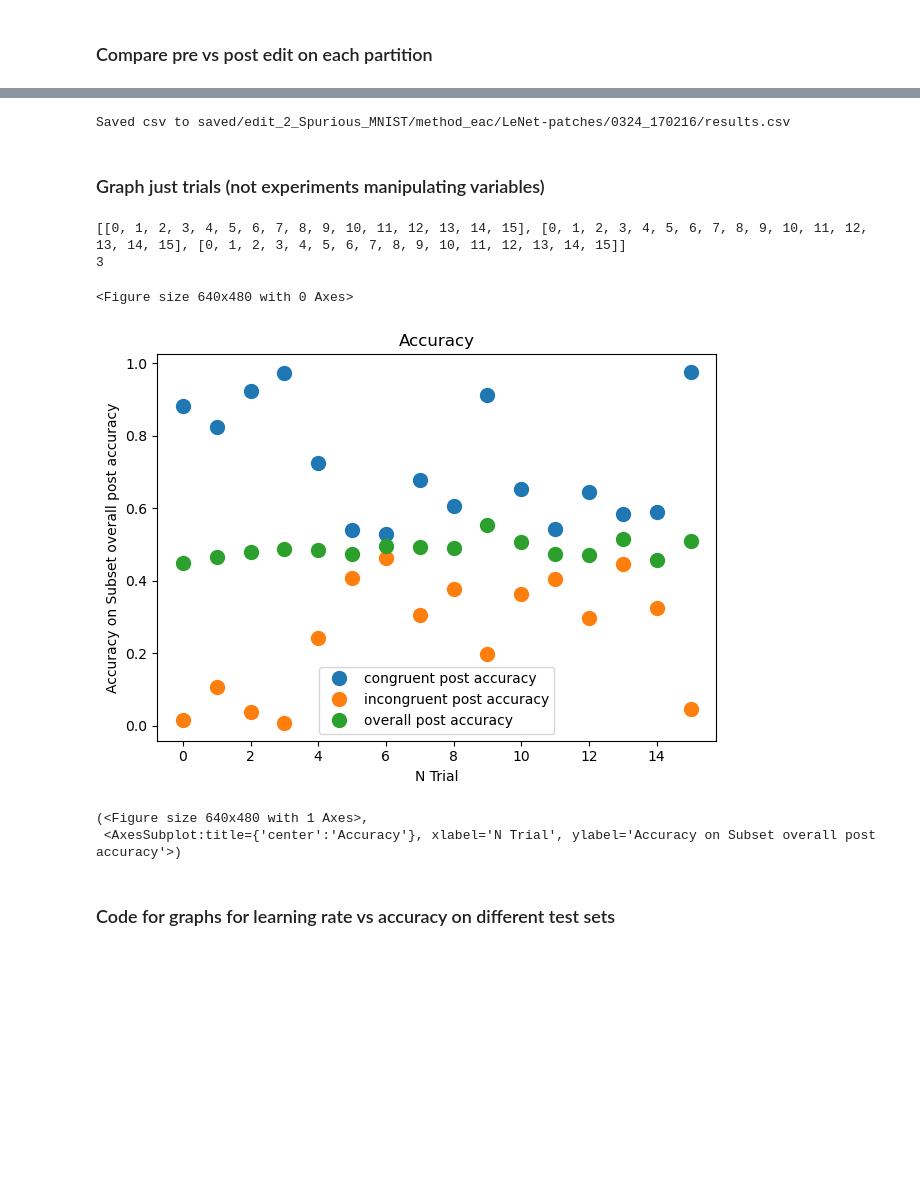
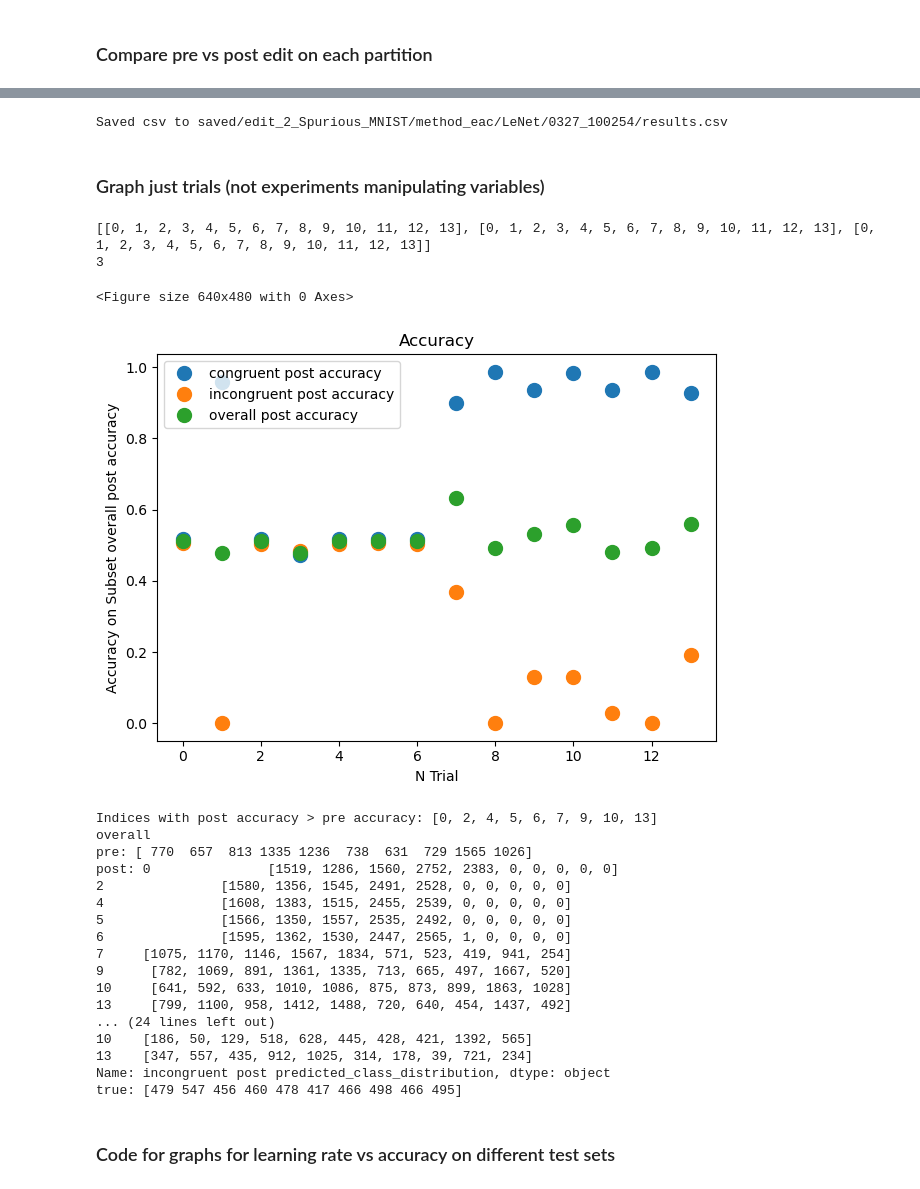
Before and after one commit to allisonchen23/model-editing, a Jupyter notebook: MNIST_performance_subclass_breakdown.ipynb, the cells around one changed output, grey strips where cells are left out. Drawn from its saved outputs; the diff is of its cells as text; code cells hidden in the pictures; blank space fills up the shorter version.

Commit message:
last additions to MNIST stuff

```diff
--- a/MNIST_performance_subclass_breakdown.ipynb
+++ b/MNIST_performance_subclass_breakdown.ipynb
@@ -62,7 +62,7 @@ incongruent_idxs_path = os.path.join(data_dir, 'test_incongruent_idxs.pt')
 congruent_idxs = torch.load(congruent_idxs_path)
 incongruent_idxs = torch.load(incongruent_idxs_path)
 # %%
-trial_paths_path = 'saved/edit_2_Spurious_MNIST/method_eac/LeNet-patches/0324_170216/trial_paths.txt'
+trial_paths_path = 'saved/edit_2_Spurious_MNIST/method_eac/LeNet/0327_100254/trial_paths.txt'
 trial_paths = read_lists(trial_paths_path)
 trial_dir = os.path.dirname(trial_paths_path)
 # %%
@@ -203,7 +203,7 @@ for idx, trial_path in enumerate(trial_paths):
         post_edit_predictions = post_edit_trial_predictions,
         test_labels=test_labels,
         metric_names=metric_names,
-        mean_only=True))
+        mean_only=False))
     print("---***---")
     df = df.append(pd.Series(row_data), ignore_index=True)
 
@@ -284,45 +267,74 @@ f1_mean: 0.0000 -> 0.0000
 df.to_csv(csv_save_path)
 print("Saved csv to {}".format(csv_save_path))
 # %% [output]
-Saved csv to saved/edit_2_Spurious_MNIST/method_eac/LeNet-patches/0324_170216/results.csv
+Saved csv to saved/edit_2_Spurious_MNIST/method_eac/LeNet/0327_100254/results.csv
 # %% [markdown]
 ### Graph just trials (not experiments manipulating variables)
 # %%
 partitions = ['congruent post accuracy', 'incongruent post accuracy', 'overall post accuracy']
 xs = []
 ys = []
 for partition in partitions:
-    xs.append([i for i in range(len(df)//2)])
+    xs.append([i for i in range(len(df))])
     ys.append(df[partition].to_numpy()[:16])
     labels = []
     # for edit_idx in range(3):
     #     rows = df[df['path'].str.contains('edit_idx_{}'.format(edit_idx))]
         # ys = [rows[label] for label in labels]
     # ys.append(rows[partition])
         # print(rows['path'])
     # labels.append('{} edit images'.format((edit_idx+1) * 2))
-    save_path = plot_save_path.format('partition_{}'.format(partition))
 
+plot_save_path = os.path.join(trial_dir, 'accuracy_plot.pdf')
 print(xs)
 print(len(ys))
 
 plot(
     xs=xs,
     ys=ys,
     labels=partitions,
     title='Accuracy',
     xlabel='N Trial',
     ylabel='Accuracy on Subset {}'.format(partition),
-    save_path=None,
+    save_path=plot_save_path,
     line=False,
     show=True)
+
+print("Indices with post accuracy > pre accuracy: {}".format(df.index[df['overall post accuracy'] > df['overall pre accuracy']].tolist()))
+
+improved_df = df[df['overall post accuracy'] > df['overall pre accuracy']]
+
+for p in ['overall', 'congruent', 'incongruent']:
+    print(p)
+    print("pre: {}".format( improved_df.iloc[0]['{} pre predicted_class_distribution'.format(p)]))
+    print("post: {}".format(improved_df['{} post predicted_class_distribution'.format(p)]))
+    print("true: {}".format(improved_df.iloc[0]['{} predicted_class_distribution true'.format(p)]))
+    # print(improved_df['overall post predicted_class_distribution'])
+    # print(improved_df.iloc[0]['overall predicted_class_distribution true'])
+    # print(improved_df['congruent post predicted_class_distribution'])
+    # print(improved_df['incongruent post predicted_class_distribution'])
 # %% [output]
-[[0, 1, 2, 3, 4, 5, 6, 7, 8, 9, 10, 11, 12, 13, 14, 15], [0, 1, 2, 3, 4, 5, 6, 7, 8, 9, 10, 11, 12, 13, 14, 15], [0, 1, 2, 3, 4, 5, 6, 7, 8, 9, 10, 11, 12, 13, 14, 15]]
+[[0, 1, 2, 3, 4, 5, 6, 7, 8, 9, 10, 11, 12, 13], [0, 1, 2, 3, 4, 5, 6, 7, 8, 9, 10, 11, 12, 13], [0, 1, 2, 3, 4, 5, 6, 7, 8, 9, 10, 11, 12, 13]]
 3
 <Figure size 640x480 with 0 Axes>
-[figure, old version]
+[figure, new version]
-(<Figure size 640x480 with 1 Axes>,
- <AxesSubplot:title={'center':'Accuracy'}, xlabel='N Trial', ylabel='Accuracy on Subset overall post accuracy'>)
+Indices with post accuracy > pre accuracy: [0, 2, 4, 5, 6, 7, 9, 10, 13]
+overall
+pre: [ 770  657  813 1335 1236  738  631  729 1565 1026]
+post: 0               [1519, 1286, 1560, 2752, 2383, 0, 0, 0, 0, 0]
+2               [1580, 1356, 1545, 2491, 2528, 0, 0, 0, 0, 0]
+4               [1608, 1383, 1515, 2455, 2539, 0, 0, 0, 0, 0]
+5               [1566, 1350, 1557, 2535, 2492, 0, 0, 0, 0, 0]
+6               [1595, 1362, 1530, 2447, 2565, 1, 0, 0, 0, 0]
+7     [1075, 1170, 1146, 1567, 1834, 571, 523, 419, 941, 254]
+9      [782, 1069, 891, 1361, 1335, 713, 665, 497, 1667, 520]
+10     [641, 592, 633, 1010, 1086, 875, 873, 899, 1863, 1028]
+13     [799, 1100, 958, 1412, 1488, 720, 640, 454, 1437, 492]
+... (24 lines left out)
+10    [186, 50, 129, 518, 628, 445, 428, 421, 1392, 565]
+13    [347, 557, 435, 912, 1025, 314, 178, 39, 721, 234]
+Name: incongruent post predicted_class_distribution, dtype: object
+true: [479 547 456 460 478 417 466 498 466 495]
 # %% [markdown]
 ### Code for graphs for learning rate vs accuracy on different test sets
 # %%
```
Also changed, not shown: parts of 1 cell of this notebook, 4 other files.
